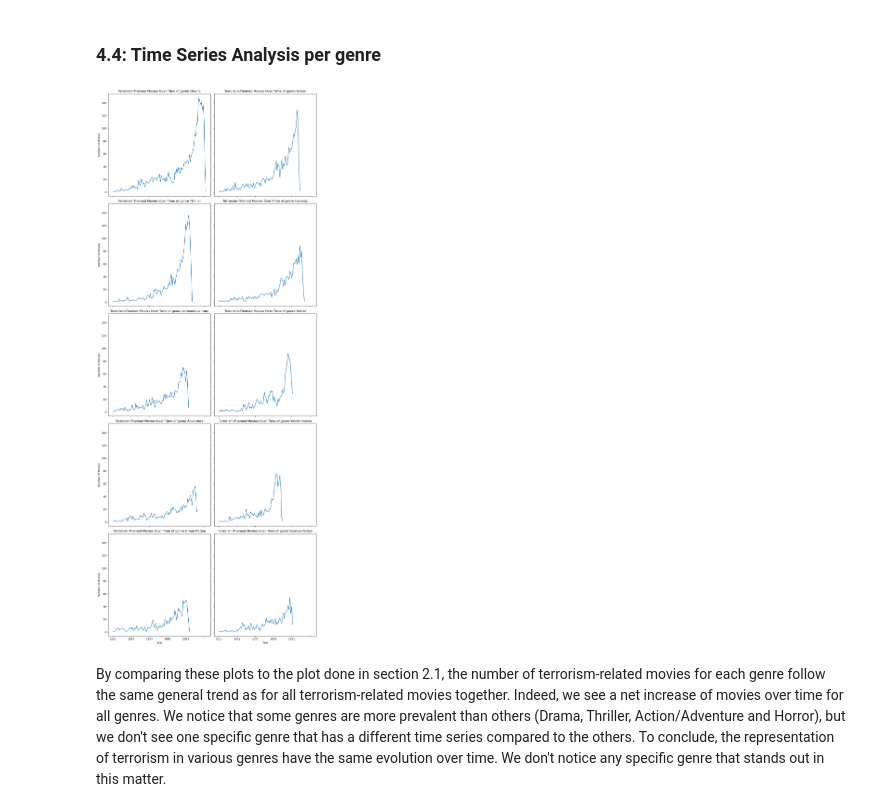
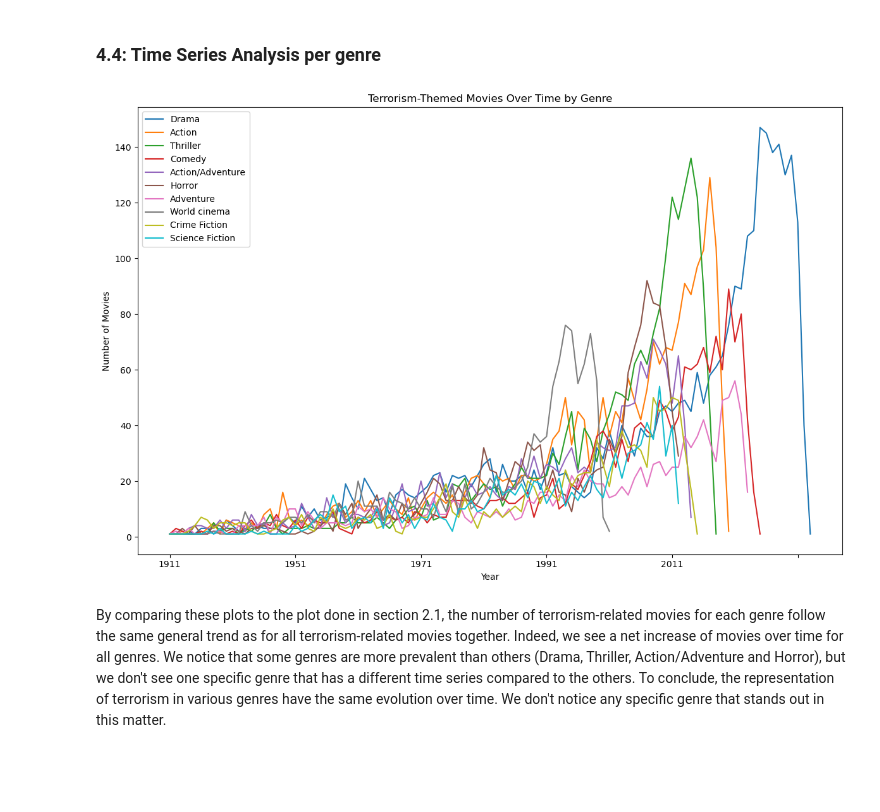
Before and after one commit to epfl-ada/ada-2023-project-boat2023, a Jupyter notebook: projectADA.ipynb, the cells around one changed output. Saved outputs shown, nothing was run; the diff lists cells and outputs as text; code cells hidden in the pictures; blank space fills up the shorter version.

Commit message:
changed genre time series plot

```diff
--- a/projectADA.ipynb
+++ b/projectADA.ipynb
@@ -659,27 +660,32 @@ t_movies['Release date']=  t_movies['Release date'].str[:4]
 # %%
 exploded = t_movies.explode('Genres')
 # %%
-# Time Series Analysis
-fig, axes = plt.subplots(nrows=5, ncols=2, figsize=(12, 30), sharey=True, sharex=True)
-i = 0
+# Create a single figure and axes object
+fig, ax = plt.subplots(figsize=(12, 8))
+
+# Plot each genre's time series on the same axes object
 for g in top_10_terrorism_genres:
     temp = exploded[[x == g for x in exploded['Genres']]]
     time_series = temp.groupby('Release date').size()
 
-    # Calculate row and column index for subplot
-    row = i // 2  # Integer division
-    col = i % 2   # Modulo for column
+    # Plot the time series with a label for the legend
+    time_series.plot(kind='line', ax=ax, label=g)
 
-    time_series.plot(kind='line', ax=axes[row, col])
-    axes[row, col].set_title(f'Terrorism-Themed Movies Over Time of genre {g}')
-    axes[row, col].set_xlabel('Year')
-    axes[row, col].set_ylabel('Number of Movies')
-    i += 1
+# Set the title, x-label, and y-label of the combined plot
+ax.set_title('Terrorism-Themed Movies Over Time by Genre')
+ax.set_xlabel('Year')
+ax.set_ylabel('Number of Movies')
 
-plt.tight_layout()  # Adjust layout
+# Enable the legend
+ax.legend()
+
+# Adjust layout
+plt.tight_layout()
+
+# Display the plot
 plt.show()
 # %% [output]
-[figure, old version]
+[figure, new version]
 # %% [markdown]
 By comparing these plots to the plot done in section 2.1, the number of terrorism-related movies for each genre follow the same general trend as for all terrorism-related movies together. Indeed, we see a net increase of movies over time for all genres. We notice that some genres are more prevalent than others (Drama, Thriller, Action/Adventure and Horror), but we don't see one specific genre that has a different time series compared to the others.
 To conclude, the representation of terrorism in various genres have the same evolution over time. We don't notice any specific genre that stands out in this matter.
```
Also changed, not shown: parts of 1 cell of this notebook, 2 other files.
